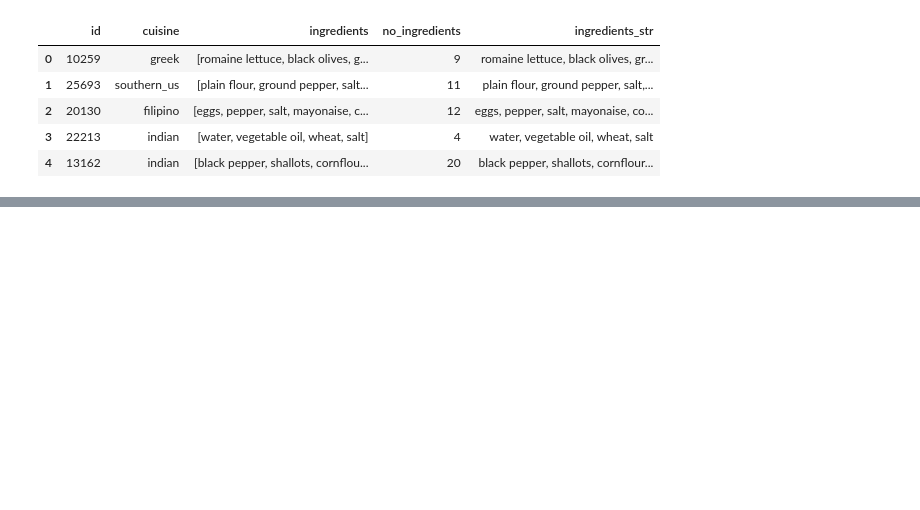
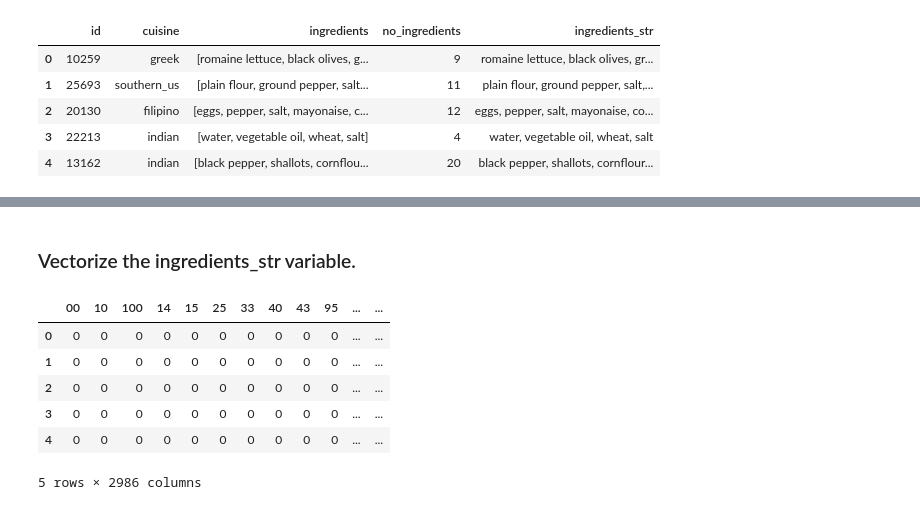
Before and after one commit to CristinaSahoo/What-s-Cooking, a Jupyter notebook: code/EDA.ipynb, the cells around one changed output, grey strips where cells are left out. Cells and saved outputs as stored; diff of their text form; code cells hidden in the pictures; blank space fills up the shorter version.

```diff
--- a/code/EDA.ipynb
+++ b/code/EDA.ipynb
@@ -120,0 +146,22 @@ Index(['id', 'cuisine', 'ingredients', 'no_ingredients', 'ingredients_str'], dty
+# %% [markdown]
+### Vectorize the ingredients_str variable.
+# %%
+cvec = CountVectorizer(stop_words=stopwords.words('english')
+                       , min_df=1
+                       , max_df=.50
+                       , analyzer='word'
+                       , ngram_range=(1,1)
+                       , max_features=10_000
+                      )
+cvec.fit(df['ingredients_str']);
+term_mat = cvec.transform(df['ingredients_str'])
+term_df = pd.DataFrame(term_mat.todense(), columns=cvec.get_feature_names())
+term_df.head()
+# %% [output]
+|  | 00 | 10 | 100 | 14 | 15 | 25 | 33 | 40 | 43 | 95 | ... | ... |
+| 0 | 0 | 0 | 0 | 0 | 0 | 0 | 0 | 0 | 0 | 0 | ... | ... |
+| 1 | 0 | 0 | 0 | 0 | 0 | 0 | 0 | 0 | 0 | 0 | ... | ... |
+| 2 | 0 | 0 | 0 | 0 | 0 | 0 | 0 | 0 | 0 | 0 | ... | ... |
+| 3 | 0 | 0 | 0 | 0 | 0 | 0 | 0 | 0 | 0 | 0 | ... | ... |
+| 4 | 0 | 0 | 0 | 0 | 0 | 0 | 0 | 0 | 0 | 0 | ... | ... |
+5 rows × 2986 columns
```
Also changed, not shown: parts of 13 cells of this notebook, 4 other files.
